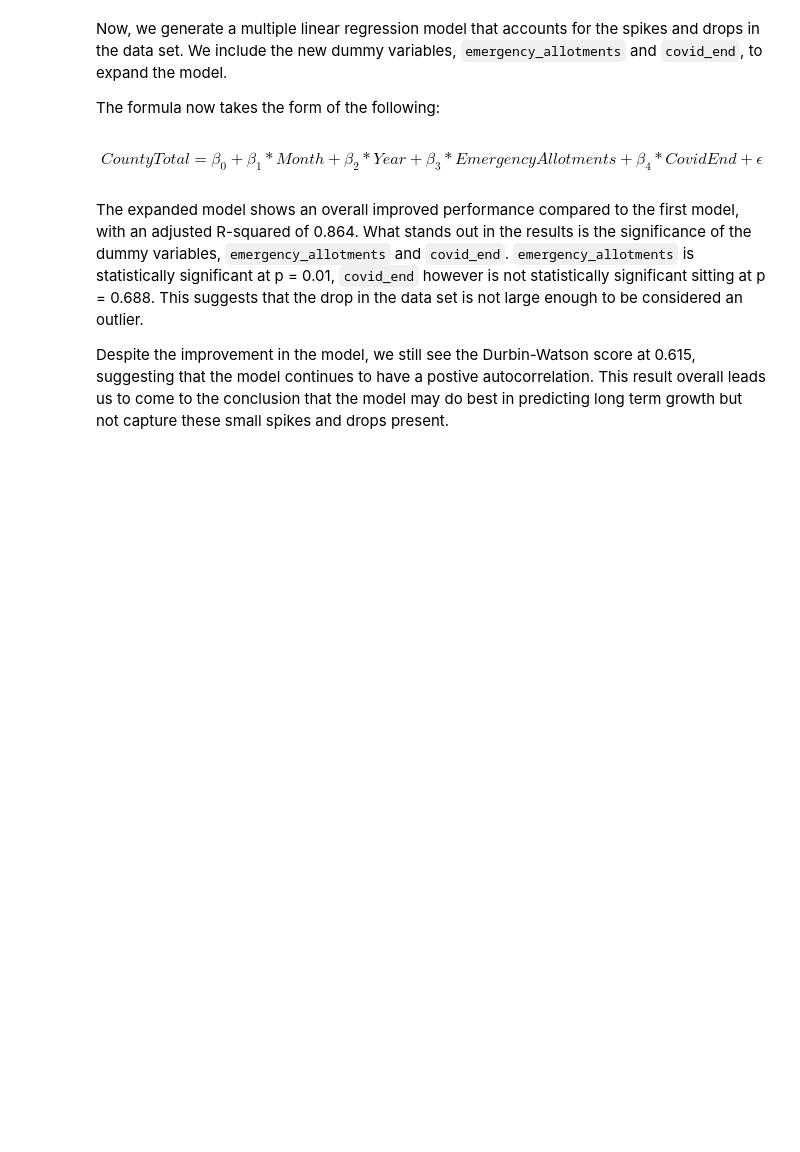
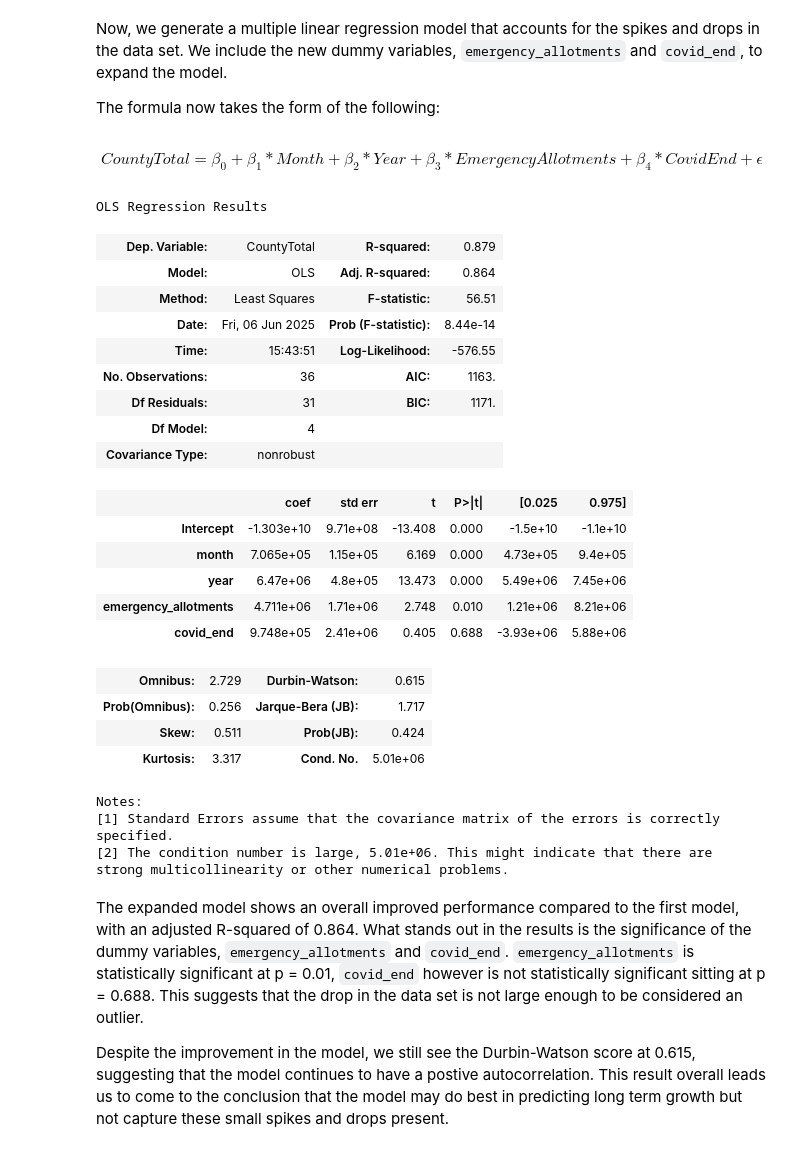
Before and after one commit to amyjxtan/SD-Hunger-Coalition-Capstone, a Jupyter notebook: sdhc_css_capstone.ipynb, the cells around one changed output. Cells and saved outputs as stored; diff of their text form; code cells hidden in the pictures; blank space fills up the shorter version.

```diff
--- a/sdhc_css_capstone.ipynb
+++ b/sdhc_css_capstone.ipynb
@@ -894,9 +1000,34 @@ The formula now takes the form of the following:
 # %% [markdown]
 $${CountyTotal} = \beta_0+ \beta_1*{Month}+ \beta_2*{Year}+ \beta_3*{EmergencyAllotments}+ \beta_4*{CovidEnd}+\epsilon$$
 # %%
-model = smf.ols(data=totals22_24, formula="CountyTotal ~ month + year + emergency_allotments + covid_end ").fit()
+model_2 = smf.ols(data=totals22_24, formula="CountyTotal ~ month + year + emergency_allotments + covid_end ").fit()
 
-model.summary()
+model_2.summary()
+# %% [output]
+OLS Regression Results
+| Dep. Variable: | CountyTotal | R-squared: | 0.879 |
+| Model: | OLS | Adj. R-squared: | 0.864 |
+| Method: | Least Squares | F-statistic: | 56.51 |
+| Date: | Fri, 06 Jun 2025 | Prob (F-statistic): | 8.44e-14 |
+| Time: | 15:43:51 | Log-Likelihood: | -576.55 |
+| No. Observations: | 36 | AIC: | 1163. |
+| Df Residuals: | 31 | BIC: | 1171. |
+| Df Model: | 4 |  |  |
+| Covariance Type: | nonrobust |  |  |
+|  | coef | std err | t | P>|t| | [0.025 | 0.975] |
+| Intercept | -1.303e+10 | 9.71e+08 | -13.408 | 0.000 | -1.5e+10 | -1.1e+10 |
+| month | 7.065e+05 | 1.15e+05 | 6.169 | 0.000 | 4.73e+05 | 9.4e+05 |
+| year | 6.47e+06 | 4.8e+05 | 13.473 | 0.000 | 5.49e+06 | 7.45e+06 |
+| emergency_allotments | 4.711e+06 | 1.71e+06 | 2.748 | 0.010 | 1.21e+06 | 8.21e+06 |
+| covid_end | 9.748e+05 | 2.41e+06 | 0.405 | 0.688 | -3.93e+06 | 5.88e+06 |
+| Omnibus: | 2.729 | Durbin-Watson: | 0.615 |
+| Prob(Omnibus): | 0.256 | Jarque-Bera (JB): | 1.717 |
+| Skew: | 0.511 | Prob(JB): | 0.424 |
+| Kurtosis: | 3.317 | Cond. No. | 5.01e+06 |
+Notes:
+[1] Standard Errors assume that the covariance matrix of the errors is correctly specified.
+[2] The condition number is large, 5.01e+06. This might indicate that there are
+strong multicollinearity or other numerical problems.
 # %% [markdown]
 The expanded model shows an overall improved performance compared to the first model, with an adjusted R-squared of 0.864. What stands out in the results is the significance of the dummy variables, `emergency_allotments` and `covid_end`. `emergency_allotments` is statistically significant at p = 0.01, `covid_end` however is not statistically significant sitting at p = 0.688. This suggests that the drop in the data set is not large enough to be considered an outlier.
 
```
Also changed, not shown: parts of 67 cells of this notebook.
